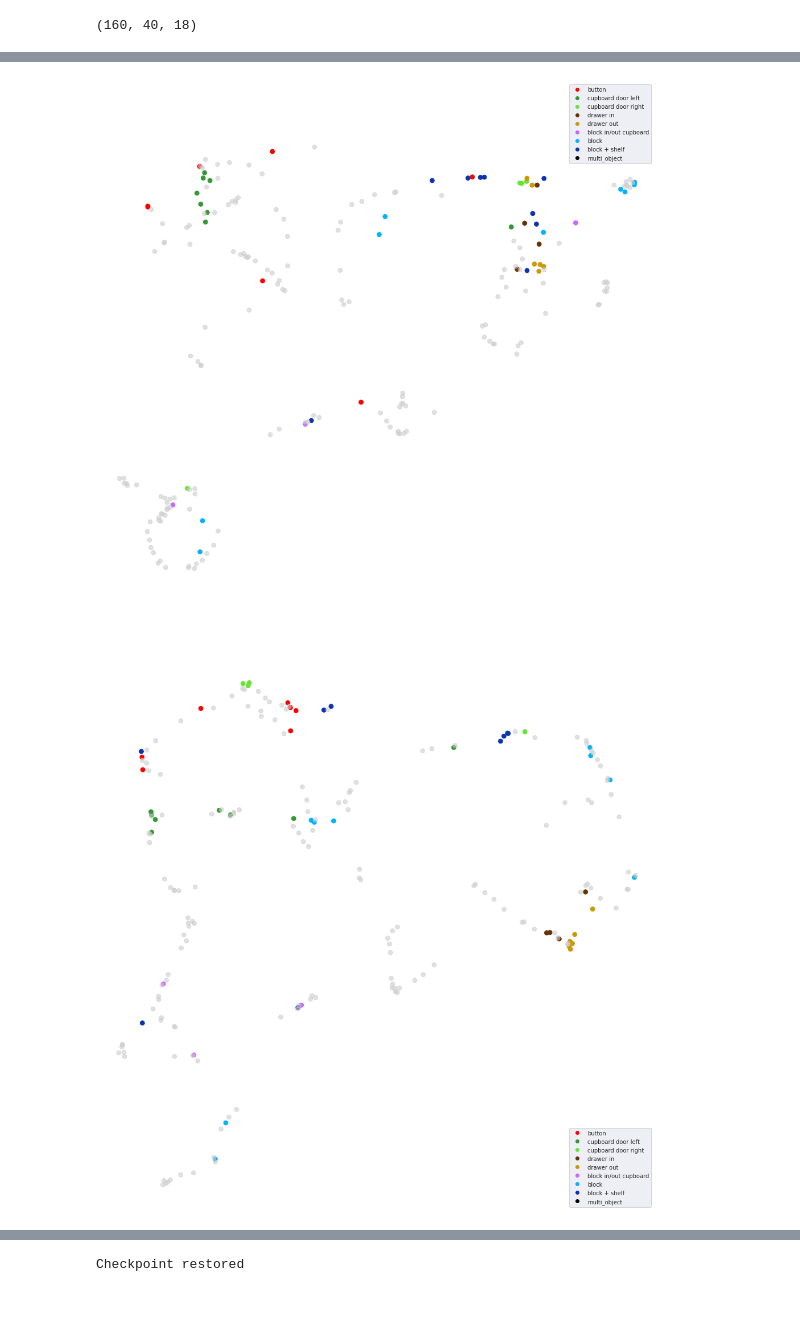
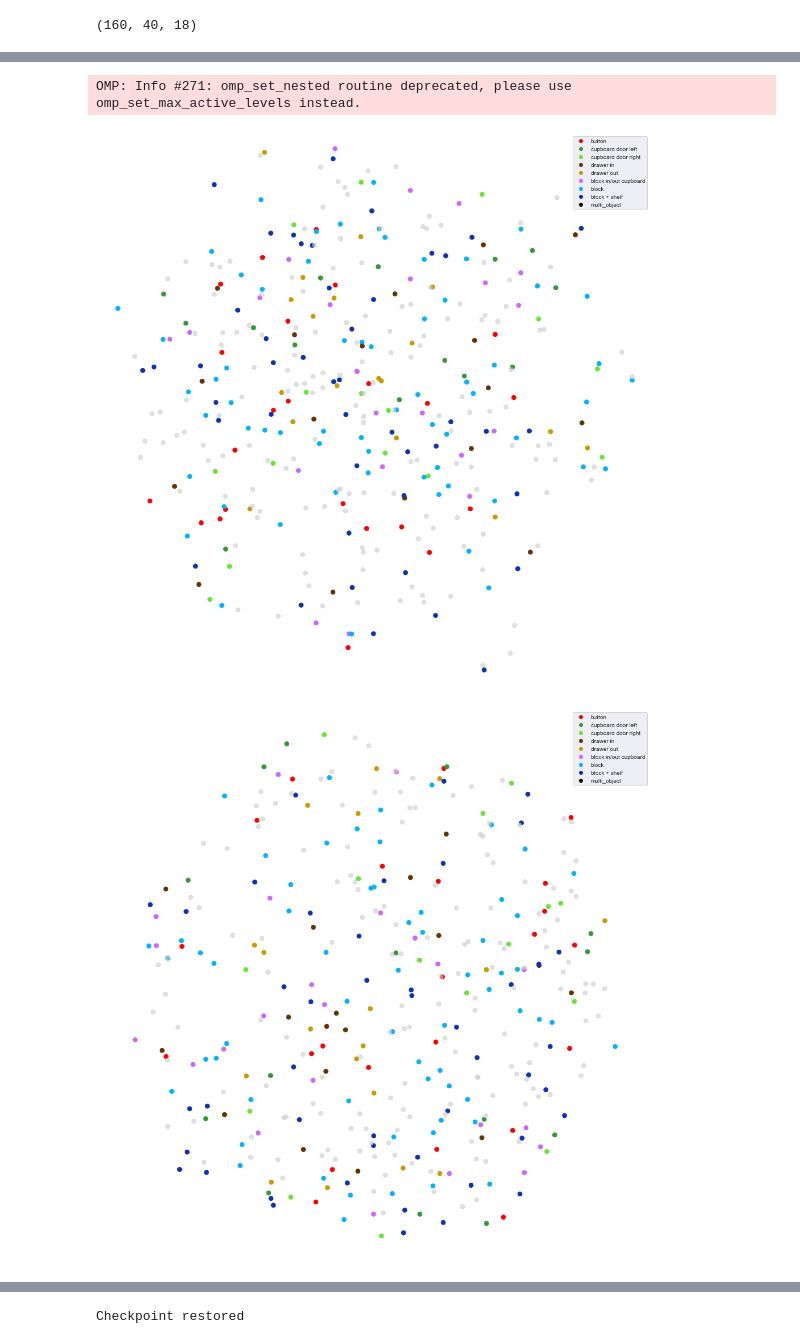
Before and after one commit to Hongkuan-Zhou/learn_from_play, a Jupyter notebook: notebooks/Deploy.ipynb, the cells around one changed output, grey strips where cells are left out. Drawn from its saved outputs; the diff is of its cells as text; code cells hidden in the pictures; blank space fills up the shorter version.

```diff
--- a/notebooks/Deploy.ipynb
+++ b/notebooks/Deploy.ipynb
@@ -173,7 +173,7 @@ parser.add_argument('-vs', '--video_split', type=int, default=0)
 # --vq_reduction 2
 # '''.split())
 args = parser.parse_args('''
-test3
+test4
 --train_datasets UR5 UR5_high_transition UR5_slow_gripper
 --test_datasets UR5_slow_gripper_test
 -tfr
@@ -196,6 +196,7 @@ test3
 --bulk_split 0
 -enc_all
 -sim Pybullet
+-cnn intensities_spatial_softmax
 '''.split())
 # args = parser.parse_args('''
 # GCSB0_0003
@@ -235,7 +236,7 @@ import importlib
 arm = 'UR5'
 
 print('Using local setup')
-WORKING_PATH = Path().absolute()
+WORKING_PATH = Path().absolute().parent
 print(f'Working path: {WORKING_PATH}')
 os.chdir(WORKING_PATH)
 STORAGE_PATH = WORKING_PATH
@@ -387,7 +406,7 @@ def plot_keypoints(cnn, imgs, seq_len):
         sh = imgs[i]
         plt.imshow(sh)
         keypoints = tf.squeeze(cnn(sh[tf.newaxis,:])[1])*sh.shape[1]
-        plt.scatter(keypoints[:,1], keypoints[:,2], s=keypoints[:,0], c='r')
+        plt.scatter(keypoints[:,1], keypoints[:,2], c='r')
         plt.show()
         clear_output(wait=True)
 
@@ -425,10 +442,12 @@ reload(lfp.plotting)
 # %%
 from lfp.plotting import produce_cluster_fig
 %matplotlib inline
-fig_enc, fig_plan, z_enc, z_plan = produce_cluster_fig(super_batch, big_lang_batch, trainer, args=args)
+big_lang_batch = None
+fig_enc, fig_plan, z_enc, z_plan = produce_cluster_fig(super_batch, TEST_DATA_PATHS[0], trainer, args)
 # %% [output]
+OMP: Info #271: omp_set_nested routine deprecated, please use omp_set_max_active_levels instead.
-[figure, old version]
+[figure, new version]
-[figure, old version]
+[figure, new version]
 # %%
 from lfp.plotting import project_enc_and_plan
 
```
Also changed, not shown: parts of 20 cells of this notebook, 6 other files.
